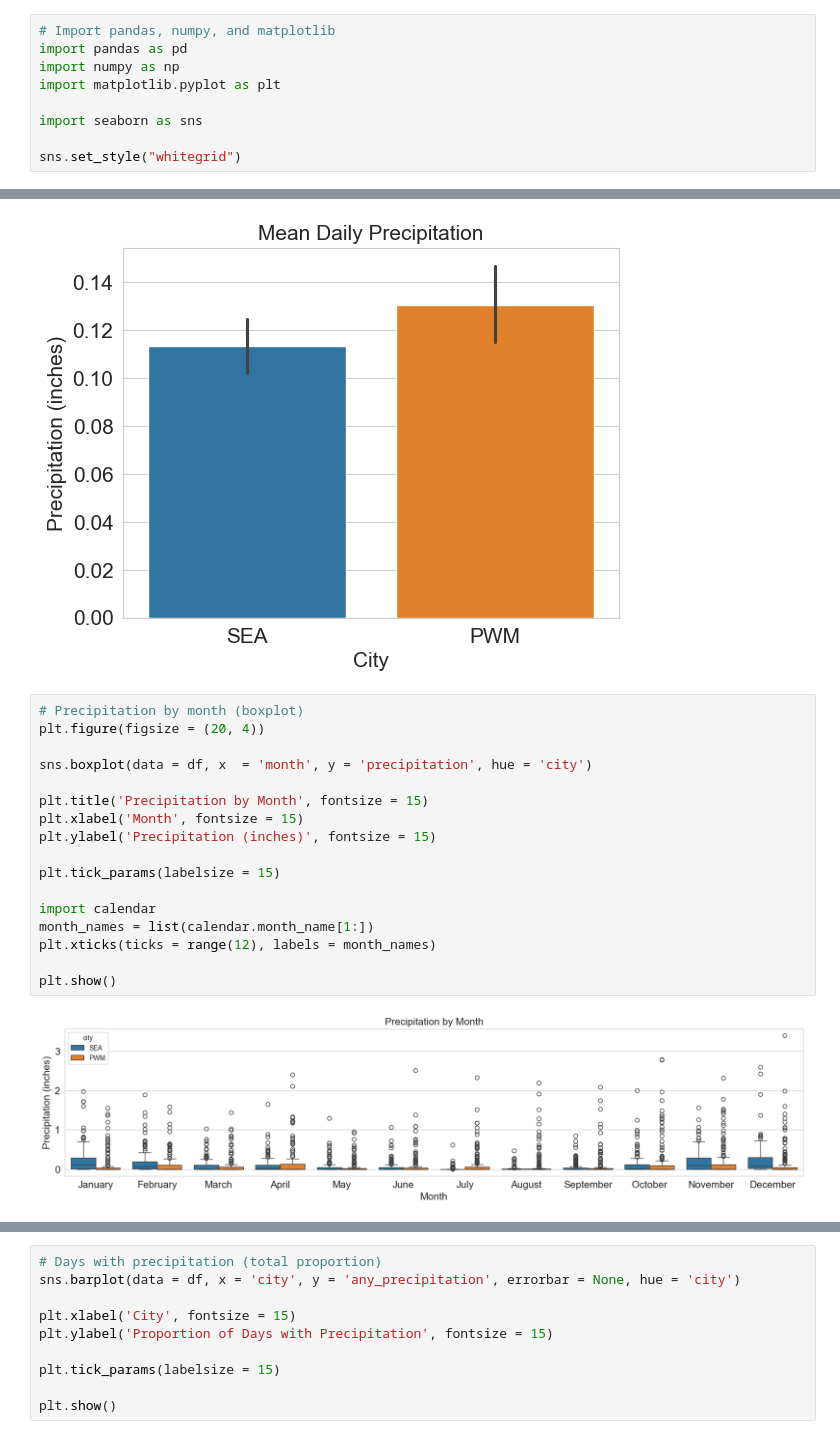
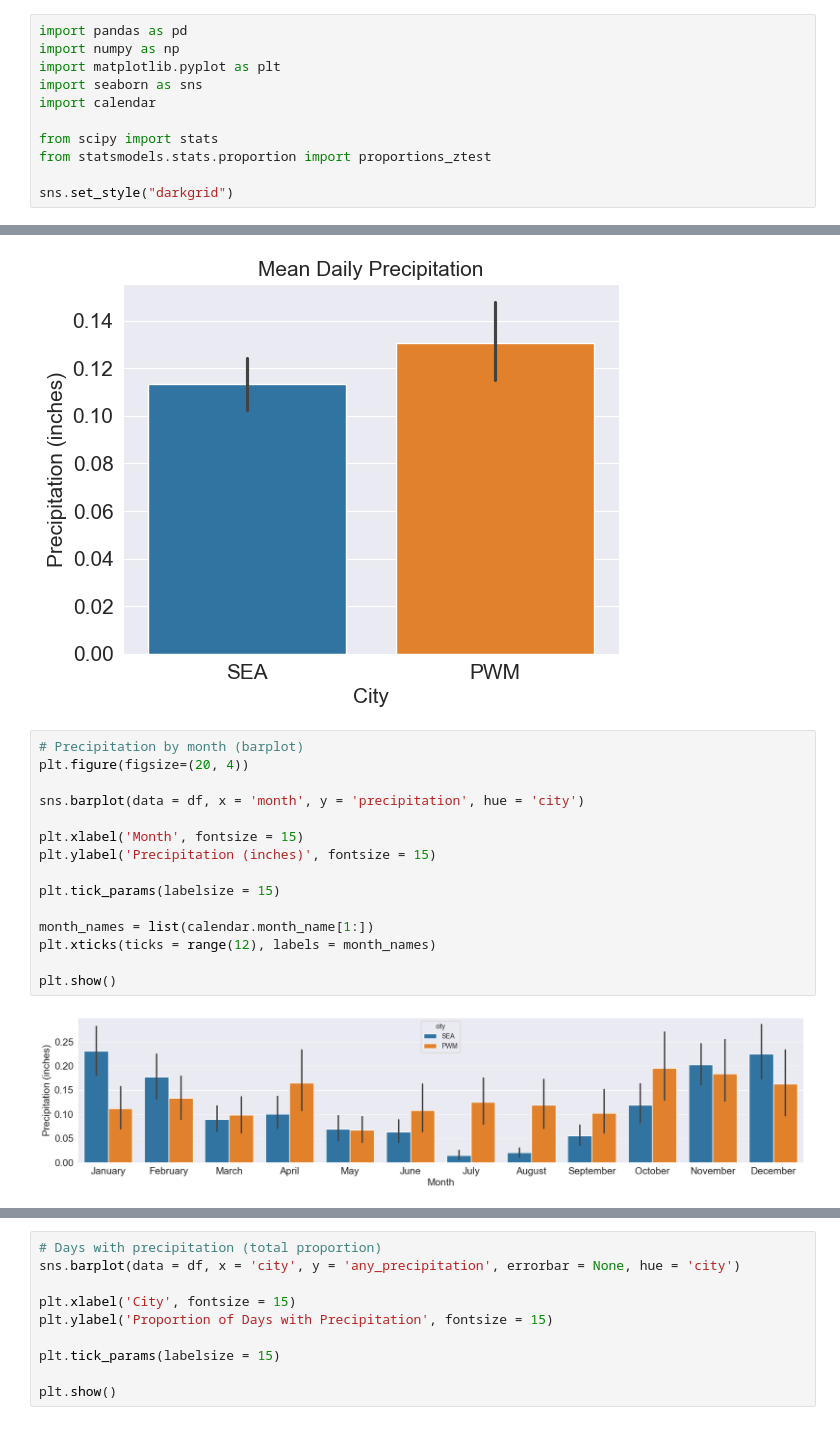
Before and after one commit to TravisStPeterSU/weather, a Jupyter notebook: code/Weather_Data.ipynb, the cells around one changed output, grey strips where cells are left out. Drawn from its saved outputs; the diff is of its cells as text.

```diff
--- a/code/Weather_Data.ipynb
+++ b/code/Weather_Data.ipynb
@@ -3,10 +26,12 @@
 # %%
-# Import pandas, numpy, and matplotlib
 import pandas as pd
 import numpy as np
 import matplotlib.pyplot as plt
+import seaborn as sns
+import calendar
 
-import seaborn as sns
+from scipy import stats
+from statsmodels.stats.proportion import proportions_ztest
 
-sns.set_style("whitegrid")
+sns.set_style("darkgrid")
 # %% [markdown]
@@ -397,21 +513,19 @@ plt.show()
 # %% [output]
 [figure]
 # %%
-# Precipitation by month (boxplot)
-plt.figure(figsize = (20, 4))
+# Precipitation by month (barplot)
+plt.figure(figsize=(20, 4))
 
-sns.boxplot(data = df, x  = 'month', y = 'precipitation', hue = 'city')
+sns.barplot(data = df, x = 'month', y = 'precipitation', hue = 'city')
 
-plt.title('Precipitation by Month', fontsize = 15)
 plt.xlabel('Month', fontsize = 15)
 plt.ylabel('Precipitation (inches)', fontsize = 15)
 
 plt.tick_params(labelsize = 15)
 
-import calendar
 month_names = list(calendar.month_name[1:])
 plt.xticks(ticks = range(12), labels = month_names)
 
 plt.show()
 # %% [output]
-[figure, old version]
+[figure, new version]
```
Also changed, not shown: parts of 87 cells of this notebook, 3 other files.
